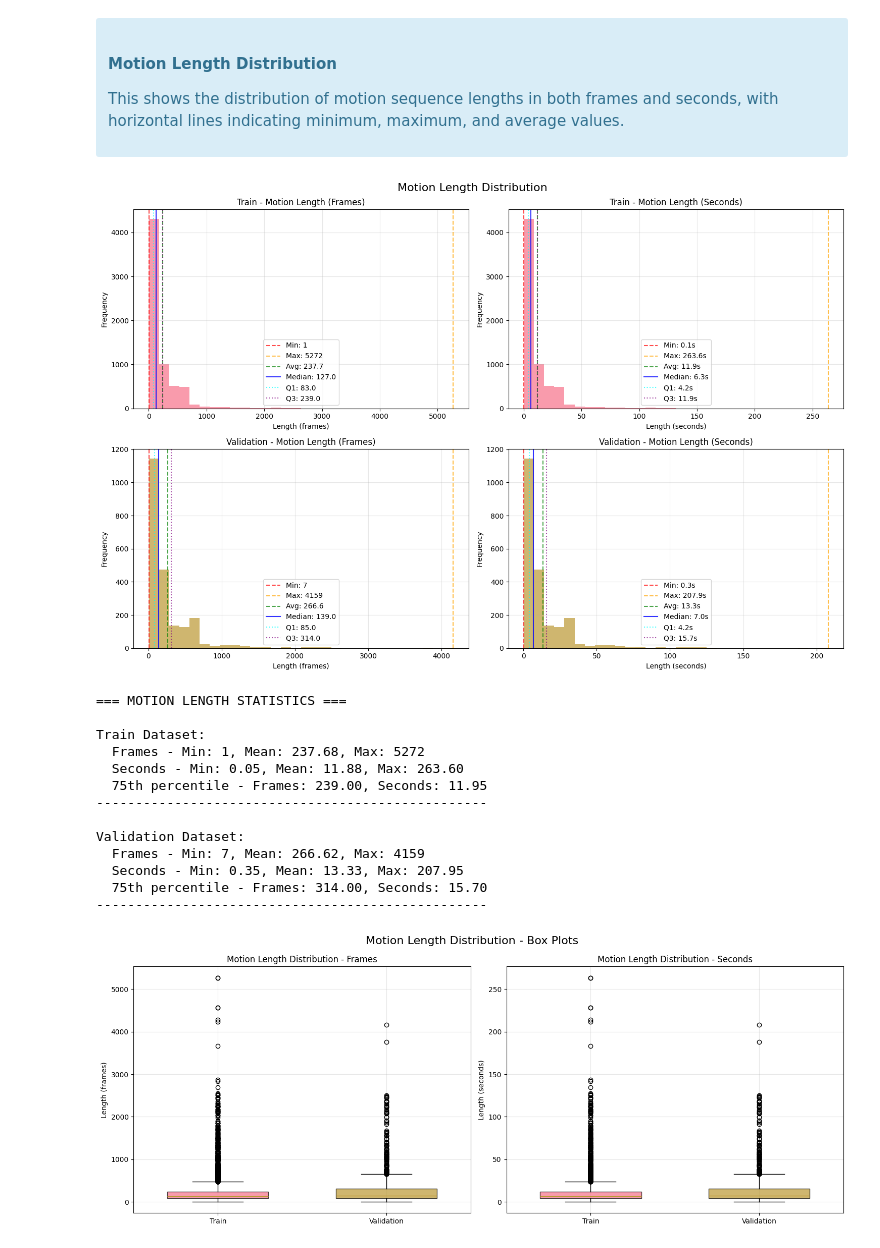
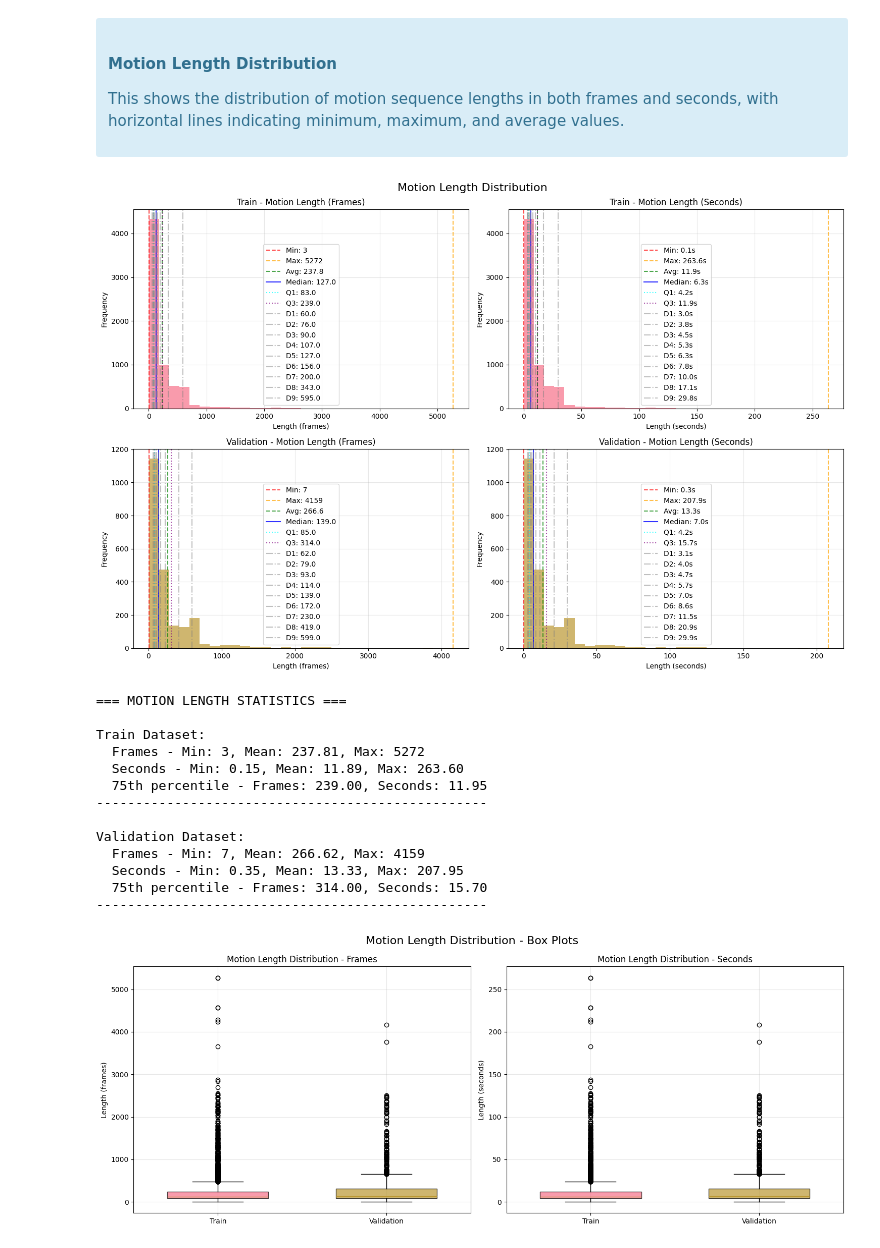
Before and after one commit to raideno/MoLiNER, a Jupyter notebook: notebooks/data/babel-act-cat.analysis.ipynb, the cells around one changed output. Cells and saved outputs as stored; diff of their text form; code cells hidden in the pictures.

```diff
--- a/notebooks/data/babel-act-cat.analysis.ipynb
+++ b/notebooks/data/babel-act-cat.analysis.ipynb
@@ -25,0 +17,3 @@ Repo card metadata block was not found. Setting CardData to empty.
+# %%
+# Parameters
+pipeline_name = "babel-act-cat"
@@ -25,0 +31,9 @@ Repo card metadata block was not found. Setting CardData to empty.
+# %%
+train_dataset = BabelDataset(
+    split="train",
+    pipeline=pipeline_name
+)
+validation_dataset = BabelDataset(
+    split="validation",
+    pipeline=pipeline_name
+)
@@ -61,7 +76,7 @@ def analyze_prompts(dataset, dataset_name="Dataset"):
     spans_per_motion = []
     spans_durations_per_motion = []
 
-    for i, sample in enumerate(tqdm.tqdm(dataset)):
+    for i, sample in enumerate(dataset):
         prompts_list = sample.get("prompts", [])
         sample_prompt_counts.append(len(prompts_list))
 
@@ -246,7 +353,7 @@ for i, analysis in enumerate([train_analysis, validation_analysis]):
 
         for d in range(1, 10):
             decile = np.percentile(lengths_frames, d*10)
-            axes[i, 0].axvline(decile, color='gray', linestyle='-.', alpha=0.5, label=f'D{d}: {decile:.1f}' if d==1 else None)
+            axes[i, 0].axvline(decile, color='gray', linestyle='-.', alpha=0.5, label=f'D{d}: {decile:.1f}')
         axes[i, 0].legend()
 
         # NOTE: seconds distribution
@@ -263,40 +370,40 @@ for i, analysis in enumerate([train_analysis, validation_analysis]):
         q1_seconds = np.percentile(lengths_seconds, 25)
         q3_seconds = np.percentile(lengths_seconds, 75)
 
         axes[i, 1].axvline(min_seconds, color='red', linestyle='--', alpha=0.7, label=f'Min: {min_seconds:.1f}s')
         axes[i, 1].axvline(max_seconds, color='orange', linestyle='--', alpha=0.7, label=f'Max: {max_seconds:.1f}s')
         axes[i, 1].axvline(avg_seconds, color='green', linestyle='--', alpha=0.7, label=f'Avg: {avg_seconds:.1f}s')
         axes[i, 1].axvline(median_seconds, color='blue', linestyle='-', alpha=0.8, label=f'Median: {median_seconds:.1f}s')
         axes[i, 1].axvline(q1_seconds, color='cyan', linestyle=':', alpha=0.7, label=f'Q1: {q1_seconds:.1f}s')
         axes[i, 1].axvline(q3_seconds, color='purple', linestyle=':', alpha=0.7, label=f'Q3: {q3_seconds:.1f}s')
 
         for d in range(1, 10):
             decile = np.percentile(lengths_seconds, d*10)
-            axes[i, 1].axvline(decile, color='gray', linestyle='-.', alpha=0.5, label=f'D{d}: {decile:.1f}s' if d==1 else None)
+            axes[i, 1].axvline(decile, color='gray', linestyle='-.', alpha=0.5, label=f'D{d}: {decile:.1f}s')
         axes[i, 1].legend()
 
 plt.tight_layout()
 plt.show()
 
 print("=== MOTION LENGTH STATISTICS ===")
 for analysis in [train_analysis, validation_analysis]:
     name = analysis['dataset_name']
     lengths_frames = analysis['motion_lengths_frames']
     lengths_seconds = analysis['motion_lengths_seconds']
 
     if lengths_frames:
         print(f"\n{name} Dataset:")
         print(f"  Frames - Min: {np.min(lengths_frames)}, Mean: {np.mean(lengths_frames):.2f}, Max: {np.max(lengths_frames)}")
         print(f"  Seconds - Min: {np.min(lengths_seconds):.2f}, Mean: {np.mean(lengths_seconds):.2f}, Max: {np.max(lengths_seconds):.2f}")
         print(f"  75th percentile - Frames: {np.percentile(lengths_frames, 75):.2f}, Seconds: {np.percentile(lengths_seconds, 75):.2f}")
     print("-" * 50)
 # %% [output]
-[figure, old version]
+[figure, new version]
 === MOTION LENGTH STATISTICS ===
 
 Train Dataset:
-  Frames - Min: 1, Mean: 237.68, Max: 5272
-  Seconds - Min: 0.05, Mean: 11.88, Max: 263.60
+  Frames - Min: 3, Mean: 237.81, Max: 5272
+  Seconds - Min: 0.15, Mean: 11.89, Max: 263.60
   75th percentile - Frames: 239.00, Seconds: 11.95
 --------------------------------------------------
 
```
Also changed, not shown: parts of 14 cells of this notebook, 12 other files.
